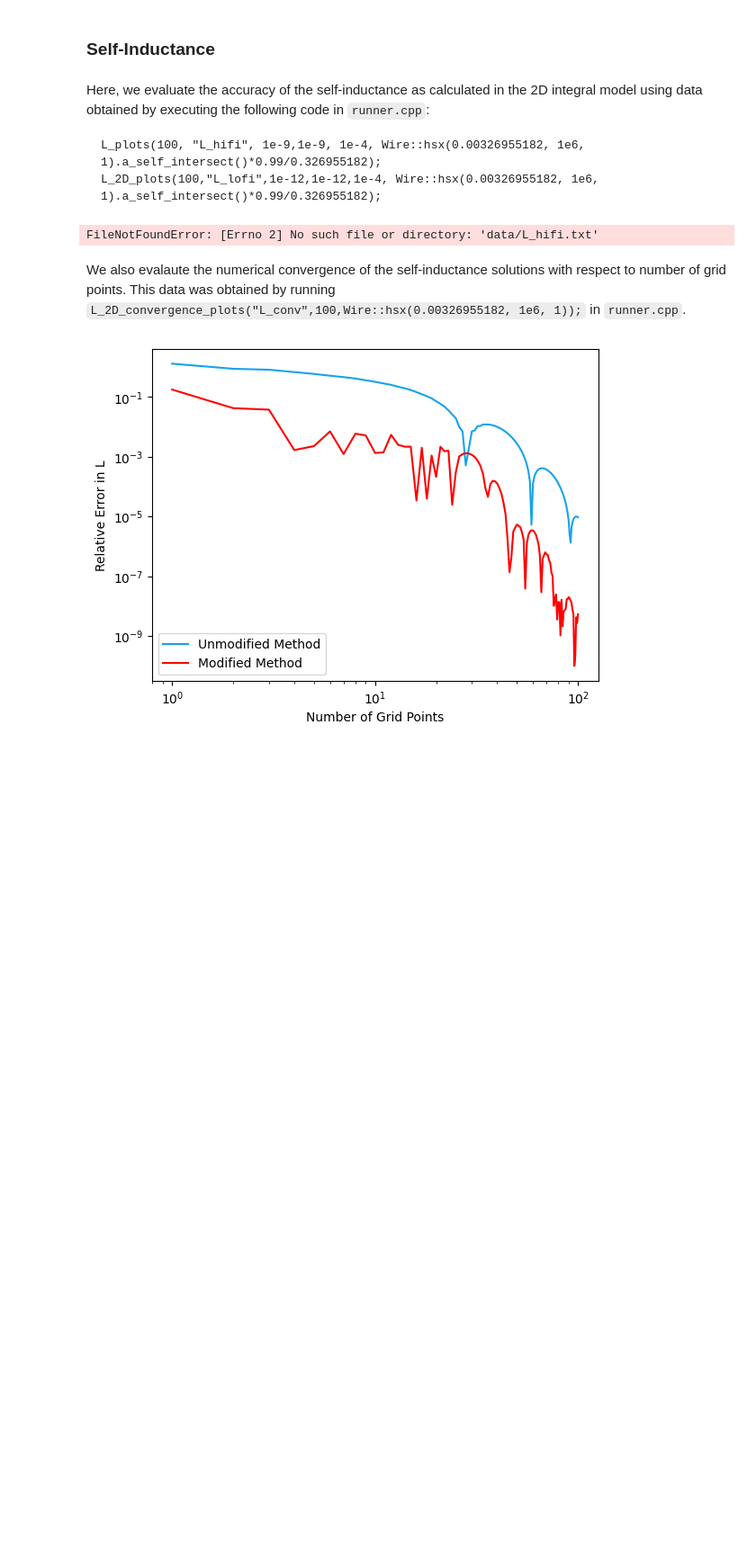
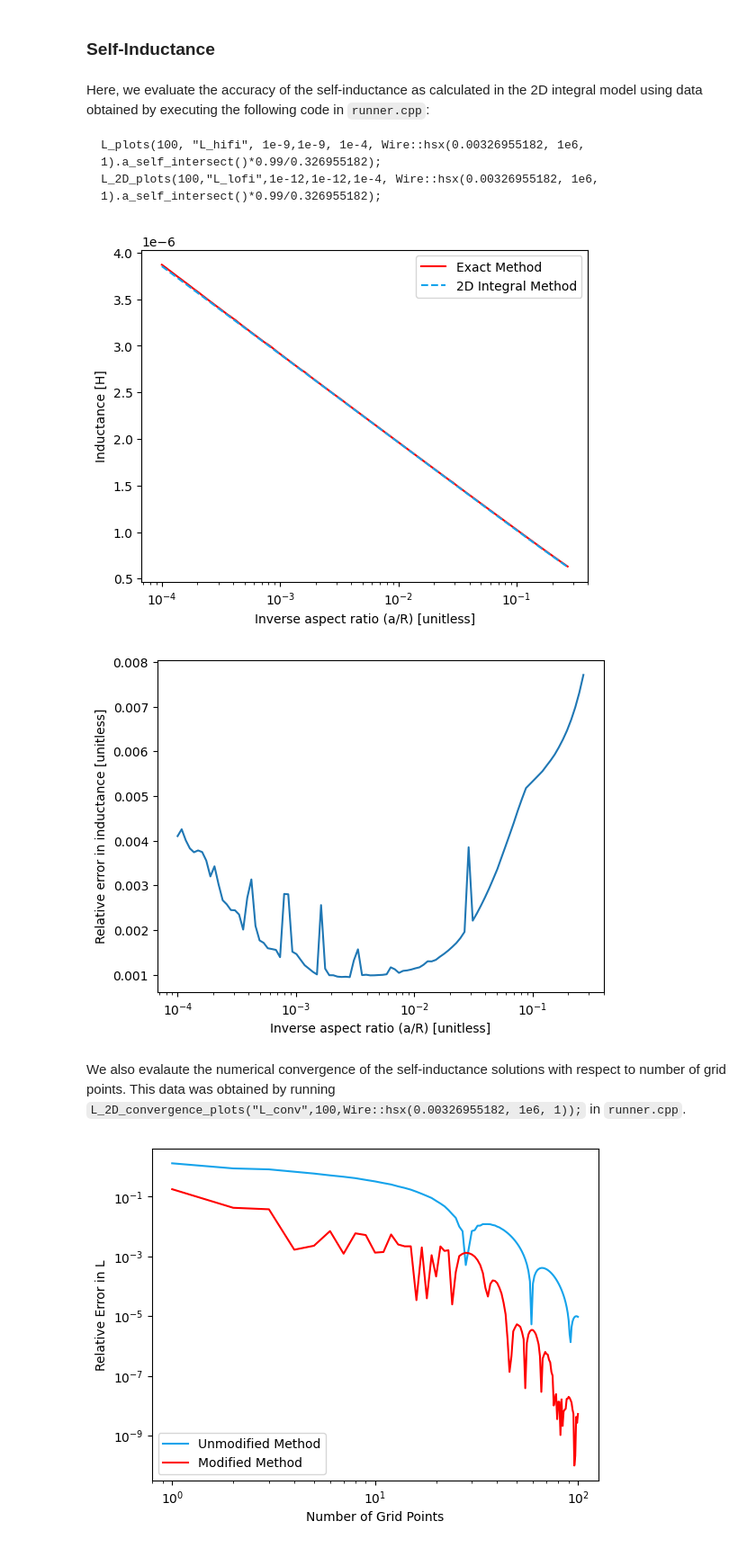
Before and after one commit to smhurwitz/Coil_Fields, a Jupyter notebook: analysis.ipynb, the cells around one changed output. Shown: that part at 90% size. Cells and saved outputs as stored; diff of their text form; code cells hidden in the pictures; blank space fills up the shorter version.

Commit message:
added plots for comparisons

```diff
--- a/analysis.ipynb
+++ b/analysis.ipynb
@@ -160,35 +167,36 @@ matplotlib.rcParams.update({'font.size': 10})
 # data loading
 l_hifi = open("data/L_hifi.txt", "r")
 l_lofi = open("data/L_lofi.txt", "r")
 
 ar_hi = np.loadtxt(l_hifi)
 ar_lo = np.loadtxt(l_lofi)
 
 asp_rat = ar_hi[:, 0]
 l_hifi =ar_hi[:, 1]
 l_lofi = ar_lo[:, 1]
 rel_err = np.abs(2 * (l_hifi - l_lofi) / (l_hifi + l_lofi))
 
 # plot L vs aspect ratio
 plt.figure()
 plt.plot(asp_rat, l_hifi, color="red",label="Exact Method")
 plt.plot(asp_rat, l_lofi, '--', color="#15A3EB",label="2D Integral Method")
 plt.xlabel('Inverse aspect ratio (a/R) [unitless]')
 plt.ylabel('Inductance [H]')
 plt.xscale("log")
 plt.legend()
 plt.show()
 
 
 # plot relative error between L hi-fi and L lo-fi
 plt.figure()
 plt.plot(asp_rat, rel_err)
 plt.xlabel('Inverse aspect ratio (a/R) [unitless]')
-plt.ylabel('Relative error between methods [unitless]')
+plt.ylabel('Relative error in inductance [unitless]')
 plt.xscale("log")
 plt.show()
 # %% [output]
-FileNotFoundError: [Errno 2] No such file or directory: 'data/L_hifi.txt'
+[figure, added]
+[figure, added]
 # %% [markdown]
 We also evalaute the numerical convergence of the self-inductance solutions with respect to number of grid points. This data was obtained by running `L_2D_convergence_plots("L_conv",100,Wire::hsx(0.00326955182, 1e6, 1));` in `runner.cpp`.
 # %%
```
Also changed, not shown: parts of 2 cells of this notebook.
